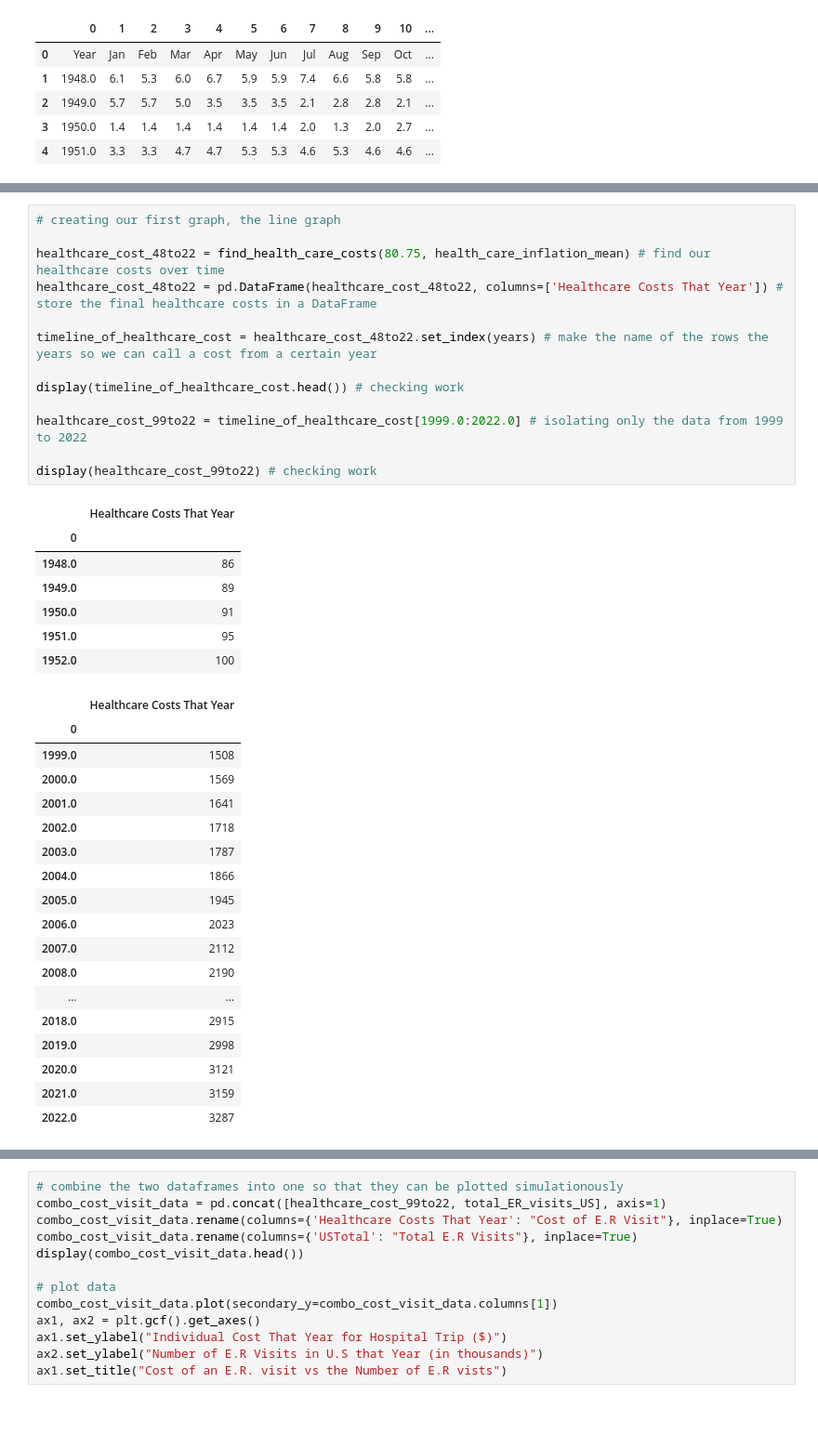
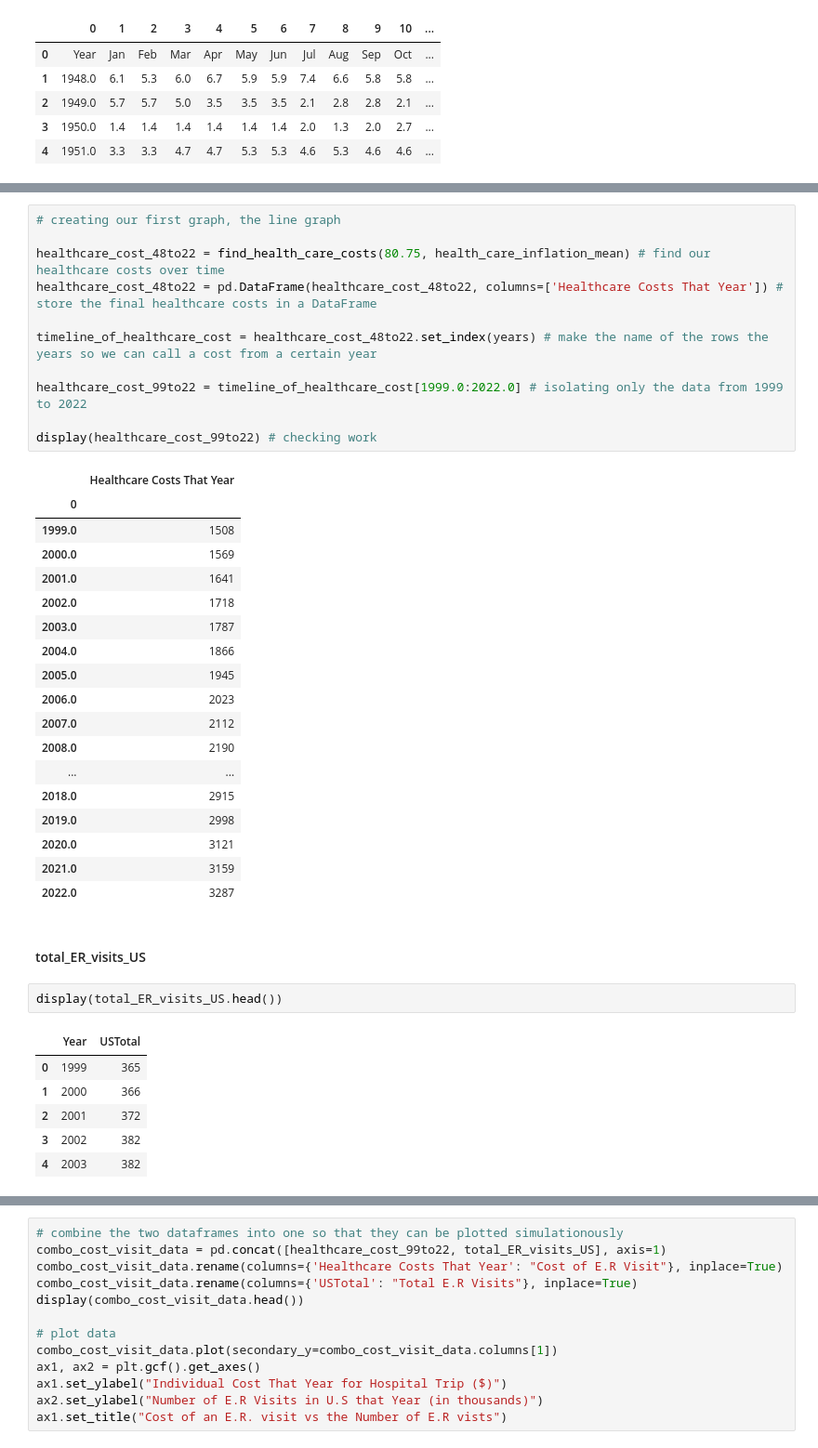
Before and after one commit to olincollege/Healthcare-Cost-Data, a Jupyter notebook: Draft_Healthcare_data.ipynb, the cells around one changed output, grey strips where cells are left out. Shown at 93% size. Cells and saved outputs as stored; diff of their text form; blank space fills up the shorter version.

```diff
--- a/Draft_Healthcare_data.ipynb
+++ b/Draft_Healthcare_data.ipynb
@@ -91,34 +181,36 @@ healthcare_cost_48to22 = pd.DataFrame(healthcare_cost_48to22, columns=['Healthca
 
 timeline_of_healthcare_cost = healthcare_cost_48to22.set_index(years) # make the name of the rows the years so we can call a cost from a certain year
 
-display(timeline_of_healthcare_cost.head()) # checking work
-
 healthcare_cost_99to22 = timeline_of_healthcare_cost[1999.0:2022.0] # isolating only the data from 1999 to 2022
 
 display(healthcare_cost_99to22) # checking work
 # %% [output]
 |  | Healthcare Costs That Year |
 | 0 |  |
-| 1948.0 | 86 |
-| 1949.0 | 89 |
-| 1950.0 | 91 |
-| 1951.0 | 95 |
-| 1952.0 | 100 |
+| 1999.0 | 1508 |
+| 2000.0 | 1569 |
+| 2001.0 | 1641 |
+| 2002.0 | 1718 |
+| 2003.0 | 1787 |
+| 2004.0 | 1866 |
+| 2005.0 | 1945 |
+| 2006.0 | 2023 |
+| 2007.0 | 2112 |
+| 2008.0 | 2190 |
+| ... | ... |
+| 2018.0 | 2915 |
+| 2019.0 | 2998 |
+| 2020.0 | 3121 |
+| 2021.0 | 3159 |
+| 2022.0 | 3287 |
-|  | Healthcare Costs That Year |
-| 0 |  |
-| 1999.0 | 1508 |
-| 2000.0 | 1569 |
-| 2001.0 | 1641 |
-| 2002.0 | 1718 |
-| 2003.0 | 1787 |
-| 2004.0 | 1866 |
-| 2005.0 | 1945 |
-| 2006.0 | 2023 |
-| 2007.0 | 2112 |
-| 2008.0 | 2190 |
-| ... | ... |
-| 2018.0 | 2915 |
-| 2019.0 | 2998 |
-| 2020.0 | 3121 |
-| 2021.0 | 3159 |
-| 2022.0 | 3287 |
+# %% [markdown]
+#### total_ER_visits_US
+# %%
+display(total_ER_visits_US.head())
+# %% [output]
+|  | Year | USTotal |
+| 0 | 1999 | 365 |
+| 1 | 2000 | 366 |
+| 2 | 2001 | 372 |
+| 3 | 2002 | 382 |
+| 4 | 2003 | 382 |
```
Also changed, not shown: parts of 38 cells of this notebook, 1 other file.
